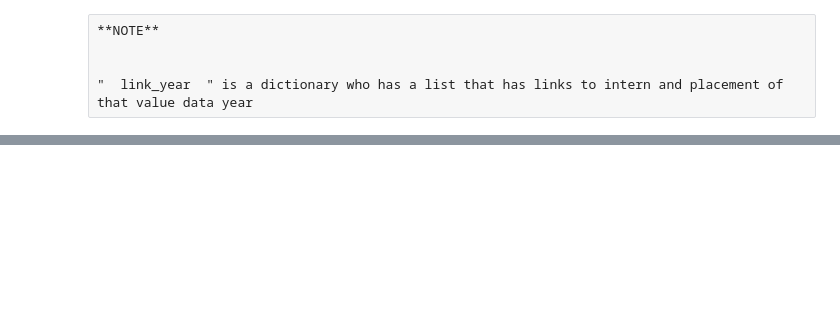
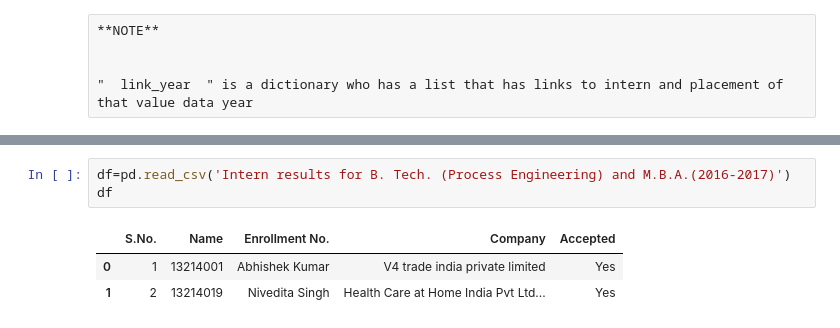
Before and after one commit to aryanasura/Channeli_pic_data_model, a Jupyter notebook: channeli scraper.ipynb, the cells around one changed output, grey strips where cells are left out. Drawn from its saved outputs; the diff is of its cells as text; blank space fills up the shorter version.

```diff
--- a/channeli scraper.ipynb
+++ b/channeli scraper.ipynb
@@ -224,0 +308,7 @@ df.head()
+# %%
+df=pd.read_csv('Intern results for B. Tech. (Process Engineering) and M.B.A.(2016-2017)')
+df
+# %% [output]
+|  | S.No. | Name | Enrollment No. | Company | Accepted |
+| 0 | 1 | 13214001 | Abhishek Kumar | V4 trade india private limited | Yes |
+| 1 | 2 | 13214019 | Nivedita Singh | Health Care at Home India Pvt Ltd... | Yes |
```
Also changed, not shown: parts of 26 cells of this notebook, 1 other file.
